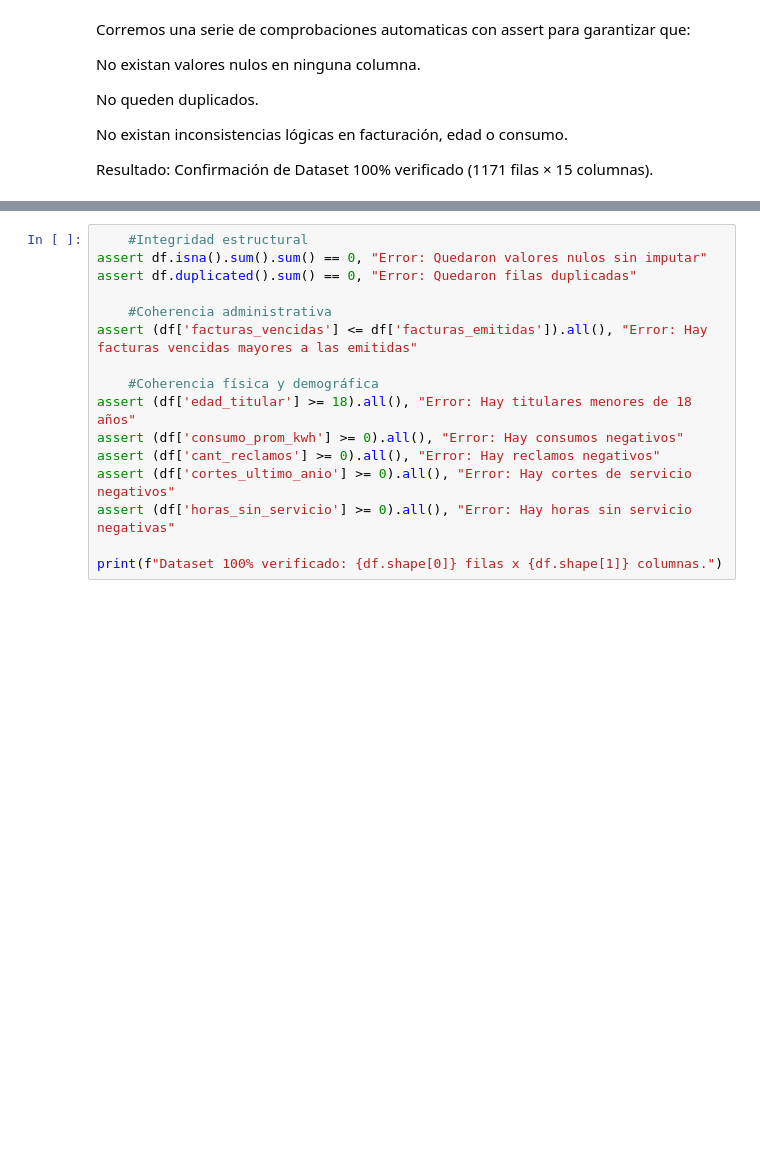
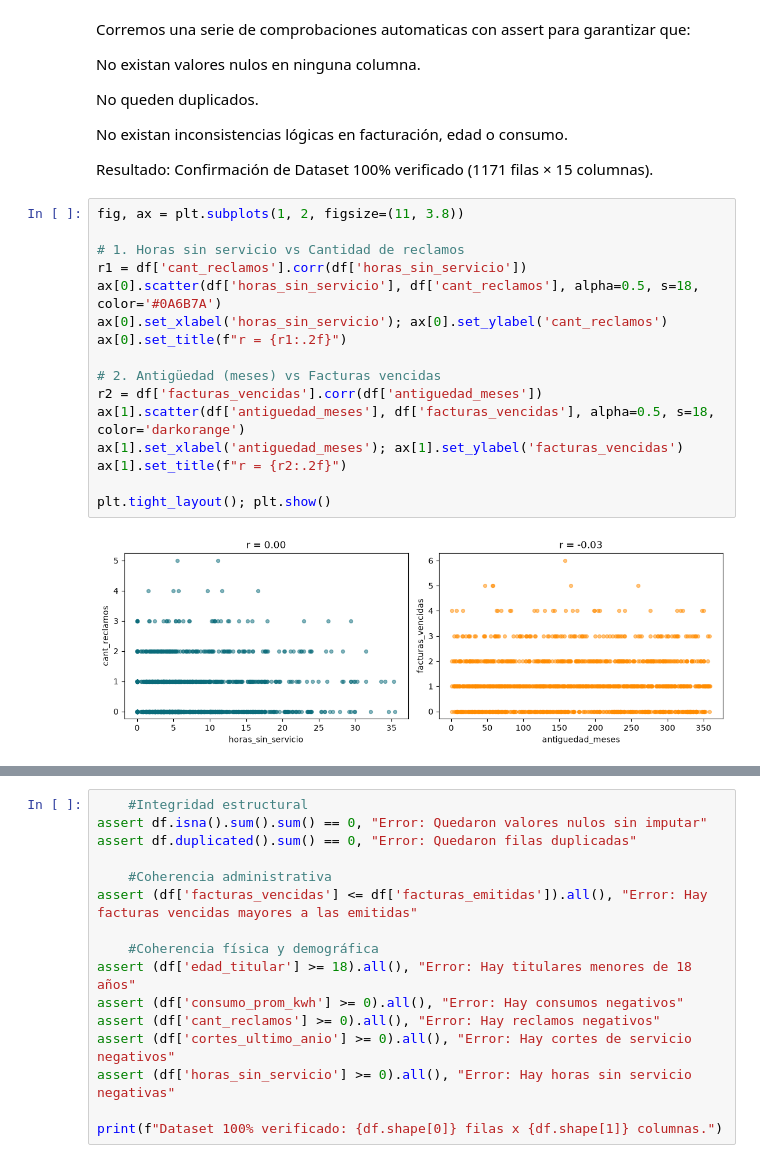
Before and after one commit to HeroedelGin/LabAI, a Jupyter notebook: Proyecto_integrador_G7.ipynb, the cells around one changed output, grey strips where cells are left out. Saved outputs shown, nothing was run; the diff lists cells and outputs as text; blank space fills up the shorter version.

```diff
--- a/Proyecto_integrador_G7.ipynb
+++ b/Proyecto_integrador_G7.ipynb
@@ -474,3 +534,21 @@ No queden duplicados.
 No existan inconsistencias lógicas en facturación, edad o consumo.
 
 Resultado: Confirmación de Dataset 100% verificado (1171 filas × 15 columnas).
+# %%
+fig, ax = plt.subplots(1, 2, figsize=(11, 3.8))
+
+# 1. Horas sin servicio vs Cantidad de reclamos
+r1 = df['cant_reclamos'].corr(df['horas_sin_servicio'])
+ax[0].scatter(df['horas_sin_servicio'], df['cant_reclamos'], alpha=0.5, s=18, color='#0A6B7A')
+ax[0].set_xlabel('horas_sin_servicio'); ax[0].set_ylabel('cant_reclamos')
+ax[0].set_title(f"r = {r1:.2f}")
+
+# 2. Antigüedad (meses) vs Facturas vencidas
+r2 = df['facturas_vencidas'].corr(df['antiguedad_meses'])
+ax[1].scatter(df['antiguedad_meses'], df['facturas_vencidas'], alpha=0.5, s=18, color='darkorange')
+ax[1].set_xlabel('antiguedad_meses'); ax[1].set_ylabel('facturas_vencidas')
+ax[1].set_title(f"r = {r2:.2f}")
+
+plt.tight_layout(); plt.show()
+# %% [output]
+[figure, added]
```
Also changed, not shown: parts of 6 cells of this notebook.
